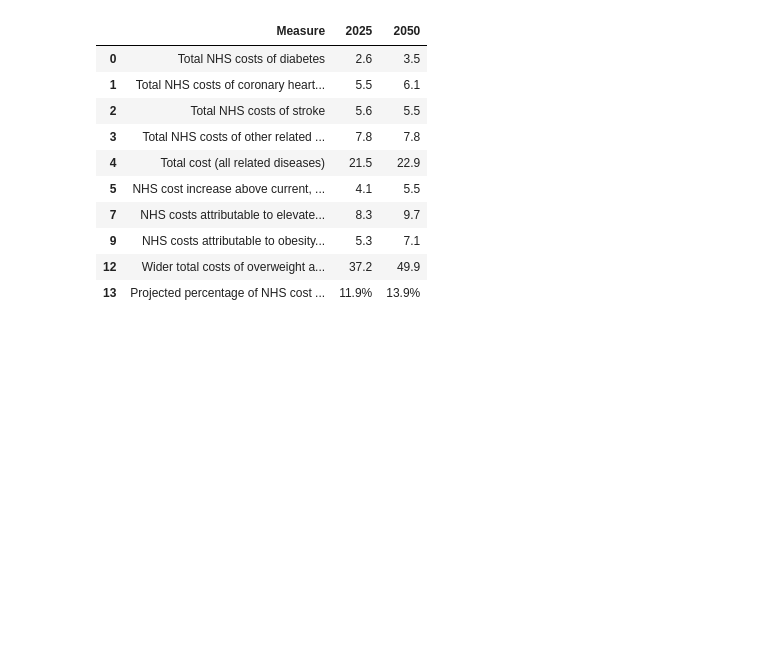
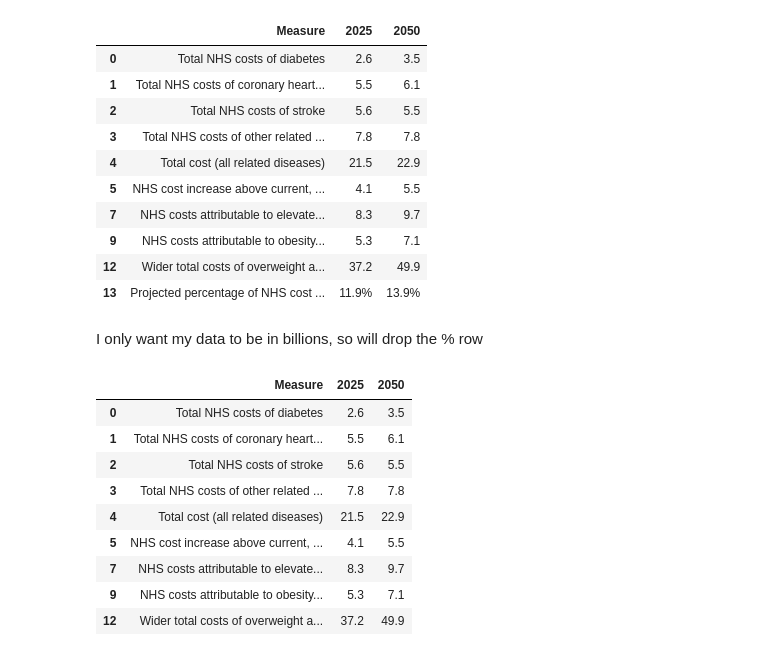
Before and after one commit to jesme00/jesme00.github.io, a Jupyter notebook: PDFScraper.ipynb, the cells around one changed output. Cells and saved outputs as stored; diff of their text form; code cells hidden in the pictures; blank space fills up the shorter version.

```diff
--- a/PDFScraper.ipynb
+++ b/PDFScraper.ipynb
@@ -110,4 +110,21 @@ df3
 | 9 | NHS costs attributable to obesity... | 5.3 | 7.1 |
 | 12 | Wider total costs of overweight a... | 37.2 | 49.9 |
 | 13 | Projected percentage of NHS cost ... | 11.9% | 13.9% |
+# %% [markdown]
+I only want my data to be in billions, so will drop the % row
+# %%
+df4 = df3.drop([13])
+# %%
+df4
+# %% [output]
+|  | Measure | 2025 | 2050 |
+| 0 | Total NHS costs of diabetes | 2.6 | 3.5 |
+| 1 | Total NHS costs of coronary heart... | 5.5 | 6.1 |
+| 2 | Total NHS costs of stroke | 5.6 | 5.5 |
+| 3 | Total NHS costs of other related ... | 7.8 | 7.8 |
+| 4 | Total cost (all related diseases) | 21.5 | 22.9 |
+| 5 | NHS cost increase above current, ... | 4.1 | 5.5 |
+| 7 | NHS costs attributable to elevate... | 8.3 | 9.7 |
+| 9 | NHS costs attributable to obesity... | 5.3 | 7.1 |
+| 12 | Wider total costs of overweight a... | 37.2 | 49.9 |
 # %%
```
Also changed, not shown: parts of 1 cell of this notebook.
